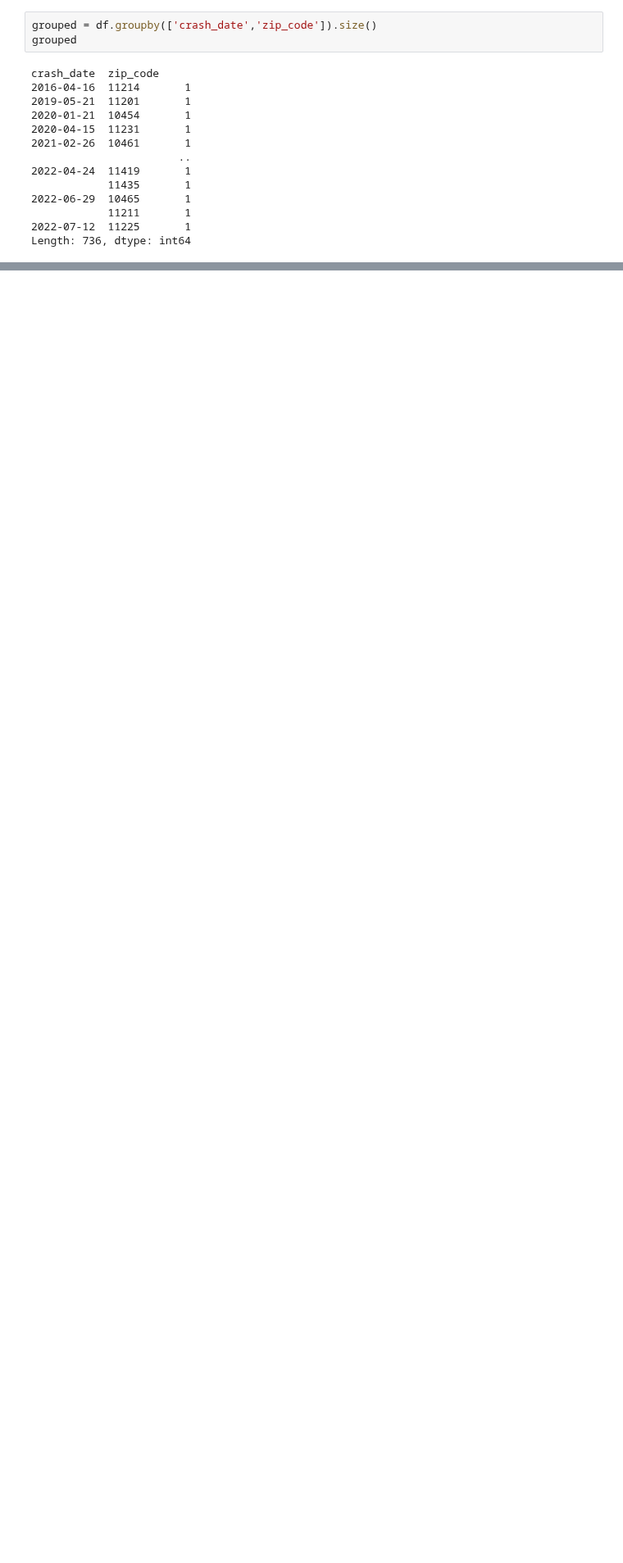
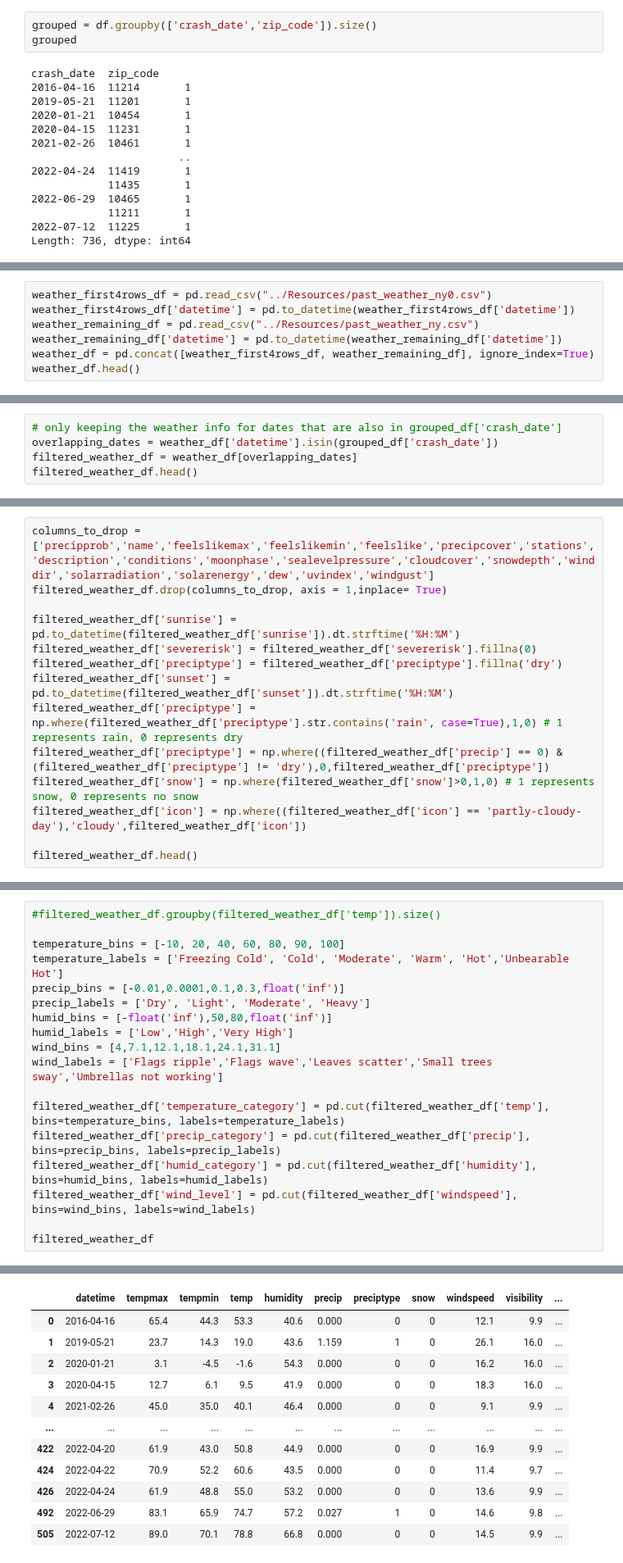
Before and after one commit to ReiannaLiu/MotorVehicleCollision, a Jupyter notebook: data_cleaning_process/weather.ipynb, the cells around one changed output, grey strips where cells are left out. Shown at 82% size. Drawn from its saved outputs; the diff is of its cells as text; blank space fills up the shorter version.

```diff
--- a/data_cleaning_process/weather.ipynb
+++ b/data_cleaning_process/weather.ipynb
@@ -94,0 +135,7 @@ def append_weather(df, lat, long):
+# %%
+weather_first4rows_df = pd.read_csv("../Resources/past_weather_ny0.csv")
+weather_first4rows_df['datetime'] = pd.to_datetime(weather_first4rows_df['datetime'])
+weather_remaining_df = pd.read_csv("../Resources/past_weather_ny.csv")
+weather_remaining_df['datetime'] = pd.to_datetime(weather_remaining_df['datetime'])
+weather_df = pd.concat([weather_first4rows_df, weather_remaining_df], ignore_index=True)
+weather_df.head()
@@ -94,0 +150,5 @@ def append_weather(df, lat, long):
+# %%
+# only keeping the weather info for dates that are also in grouped_df['crash_date']
+overlapping_dates = weather_df['datetime'].isin(grouped_df['crash_date'])
+filtered_weather_df = weather_df[overlapping_dates]
+filtered_weather_df.head()
@@ -94,0 +173,14 @@ def append_weather(df, lat, long):
+# %%
+columns_to_drop = ['precipprob','name','feelslikemax','feelslikemin','feelslike','precipcover','stations','description','conditions','moonphase','sealevelpressure','cloudcover','snowdepth','winddir','solarradiation','solarenergy','dew','uvindex','windgust']
+filtered_weather_df.drop(columns_to_drop, axis = 1,inplace= True)
+
+filtered_weather_df['sunrise'] = pd.to_datetime(filtered_weather_df['sunrise']).dt.strftime('%H:%M')
+filtered_weather_df['severerisk'] = filtered_weather_df['severerisk'].fillna(0)
+filtered_weather_df['preciptype'] = filtered_weather_df['preciptype'].fillna('dry')
+filtered_weather_df['sunset'] = pd.to_datetime(filtered_weather_df['sunset']).dt.strftime('%H:%M')
+filtered_weather_df['preciptype'] = np.where(filtered_weather_df['preciptype'].str.contains('rain', case=True),1,0) # 1 represents rain, 0 represents dry
+filtered_weather_df['preciptype'] = np.where((filtered_weather_df['precip'] == 0) & (filtered_weather_df['preciptype'] != 'dry'),0,filtered_weather_df['preciptype'])
+filtered_weather_df['snow'] = np.where(filtered_weather_df['snow']>0,1,0) # 1 represents snow, 0 represents no snow
+filtered_weather_df['icon'] = np.where((filtered_weather_df['icon'] == 'partly-cloudy-day'),'cloudy',filtered_weather_df['icon'])
+
+filtered_weather_df.head()
@@ -94,0 +211,19 @@ def append_weather(df, lat, long):
+# %%
+#filtered_weather_df.groupby(filtered_weather_df['temp']).size()
+
+temperature_bins = [-10, 20, 40, 60, 80, 90, 100]
+temperature_labels = ['Freezing Cold', 'Cold', 'Moderate', 'Warm', 'Hot','Unbearable Hot']
+precip_bins = [-0.01,0.0001,0.1,0.3,float('inf')]
+precip_labels = ['Dry', 'Light', 'Moderate', 'Heavy']
+humid_bins = [-float('inf'),50,80,float('inf')]
+humid_labels = ['Low','High','Very High']
+wind_bins = [4,7.1,12.1,18.1,24.1,31.1]
+wind_labels = ['Flags ripple','Flags wave','Leaves scatter','Small trees sway','Umbrellas not working']
+
+filtered_weather_df['temperature_category'] = pd.cut(filtered_weather_df['temp'], bins=temperature_bins, labels=temperature_labels)
+filtered_weather_df['precip_category'] = pd.cut(filtered_weather_df['precip'], bins=precip_bins, labels=precip_labels)
+filtered_weather_df['humid_category'] = pd.cut(filtered_weather_df['humidity'], bins=humid_bins, labels=humid_labels)
+filtered_weather_df['wind_level'] = pd.cut(filtered_weather_df['windspeed'], bins=wind_bins, labels=wind_labels)
+
+filtered_weather_df
+# %% [output]
@@ -94,0 +250,12 @@ def append_weather(df, lat, long):
+|  | datetime | tempmax | tempmin | temp | humidity | precip | preciptype | snow | windspeed | visibility | ... |
+| 0 | 2016-04-16 | 65.4 | 44.3 | 53.3 | 40.6 | 0.000 | 0 | 0 | 12.1 | 9.9 | ... |
+| 1 | 2019-05-21 | 23.7 | 14.3 | 19.0 | 43.6 | 1.159 | 1 | 0 | 26.1 | 16.0 | ... |
+| 2 | 2020-01-21 | 3.1 | -4.5 | -1.6 | 54.3 | 0.000 | 0 | 0 | 16.2 | 16.0 | ... |
+| 3 | 2020-04-15 | 12.7 | 6.1 | 9.5 | 41.9 | 0.000 | 0 | 0 | 18.3 | 16.0 | ... |
+| 4 | 2021-02-26 | 45.0 | 35.0 | 40.1 | 46.4 | 0.000 | 0 | 0 | 9.1 | 9.9 | ... |
+| ... | ... | ... | ... | ... | ... | ... | ... | ... | ... | ... | ... |
+| 422 | 2022-04-20 | 61.9 | 43.0 | 50.8 | 44.9 | 0.000 | 0 | 0 | 16.9 | 9.9 | ... |
+| 424 | 2022-04-22 | 70.9 | 52.2 | 60.6 | 43.5 | 0.000 | 0 | 0 | 11.4 | 9.7 | ... |
+| 426 | 2022-04-24 | 61.9 | 48.8 | 55.0 | 53.2 | 0.000 | 0 | 0 | 13.6 | 9.9 | ... |
+| 492 | 2022-06-29 | 83.1 | 65.9 | 74.7 | 57.2 | 0.027 | 1 | 0 | 14.6 | 9.8 | ... |
+| 505 | 2022-07-12 | 89.0 | 70.1 | 78.8 | 66.8 | 0.000 | 0 | 0 | 14.5 | 9.9 | ... |
```
Also changed, not shown: parts of 19 cells of this notebook, 2 other files.
